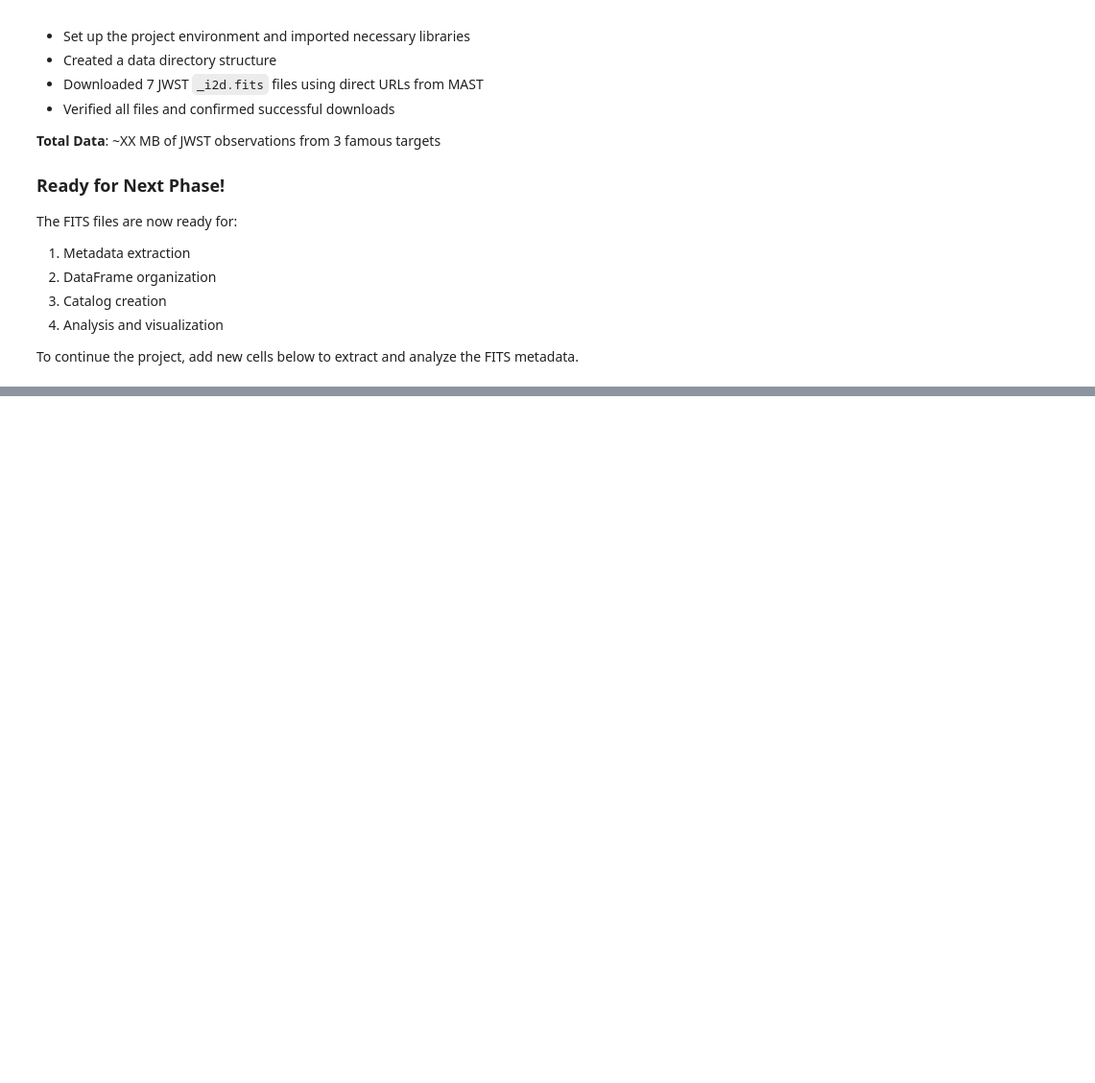
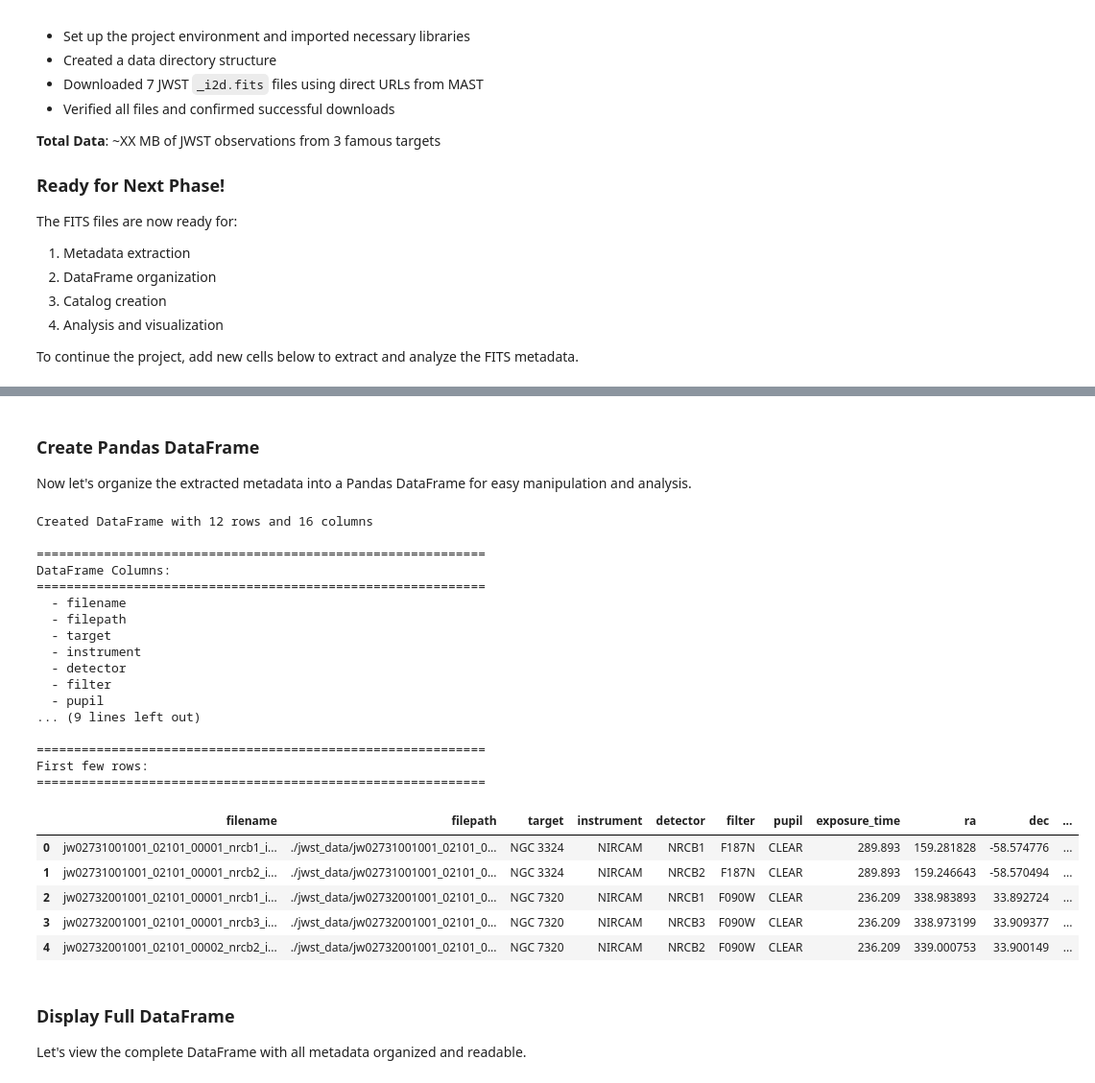
Before and after one commit to JacobParzych/Astron_1221_JWST_Image_Gallery, a Jupyter notebook: Project2_Parzych_Jamison.ipynb, the cells around one changed output, grey strips where cells are left out. Shown: that part at 96% size. Cells and saved outputs as stored; diff of their text form; code cells hidden in the pictures; blank space fills up the shorter version.

Commit message:
extracted metadata from fits files and organize a pandas dataframe using that data

```diff
--- a/Project2_Parzych_Jamison.ipynb
+++ b/Project2_Parzych_Jamison.ipynb
@@ -393,0 +494,48 @@ To continue the project, add new cells below to extract and analyze the FITS met
+# %% [markdown]
+### Create Pandas DataFrame
+
+Now let's organize the extracted metadata into a Pandas DataFrame for easy manipulation and analysis.
+# %%
+# Create DataFrame from metadata list
+df = pd.DataFrame(metadata_list)
+
+# Display basic info
+print(f"Created DataFrame with {len(df)} rows and {len(df.columns)} columns")
+print("\n" + "="*60)
+print("DataFrame Columns:")
+print("="*60)
+for col in df.columns:
+    print(f"  - {col}")
+
+print("\n" + "="*60)
+print("First few rows:")
+print("="*60)
+df.head()
+# %% [output]
+Created DataFrame with 12 rows and 16 columns
+
+============================================================
+DataFrame Columns:
+============================================================
+  - filename
+  - filepath
+  - target
+  - instrument
+  - detector
+  - filter
+  - pupil
+... (9 lines left out)
+
+============================================================
+First few rows:
+============================================================
+|  | filename | filepath | target | instrument | detector | filter | pupil | exposure_time | ra | dec | ... |
+| 0 | jw02731001001_02101_00001_nrcb1_i... | ./jwst_data/jw02731001001_02101_0... | NGC 3324 | NIRCAM | NRCB1 | F187N | CLEAR | 289.893 | 159.281828 | -58.574776 | ... |
+| 1 | jw02731001001_02101_00001_nrcb2_i... | ./jwst_data/jw02731001001_02101_0... | NGC 3324 | NIRCAM | NRCB2 | F187N | CLEAR | 289.893 | 159.246643 | -58.570494 | ... |
+| 2 | jw02732001001_02101_00001_nrcb1_i... | ./jwst_data/jw02732001001_02101_0... | NGC 7320 | NIRCAM | NRCB1 | F090W | CLEAR | 236.209 | 338.983893 | 33.892724 | ... |
+| 3 | jw02732001001_02101_00001_nrcb3_i... | ./jwst_data/jw02732001001_02101_0... | NGC 7320 | NIRCAM | NRCB3 | F090W | CLEAR | 236.209 | 338.973199 | 33.909377 | ... |
+| 4 | jw02732001001_02101_00002_nrcb2_i... | ./jwst_data/jw02732001001_02101_0... | NGC 7320 | NIRCAM | NRCB2 | F090W | CLEAR | 236.209 | 339.000753 | 33.900149 | ... |
+# %% [markdown]
+### Display Full DataFrame
+
+Let's view the complete DataFrame with all metadata organized and readable.
```
Also changed, not shown: parts of 9 cells of this notebook.
